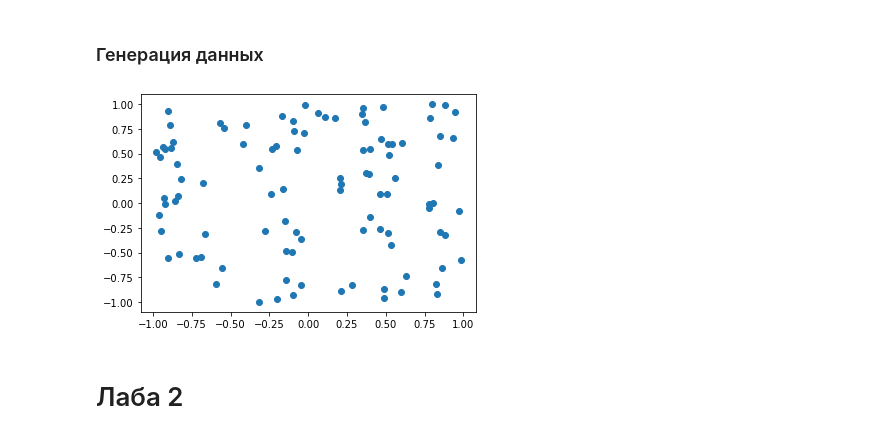
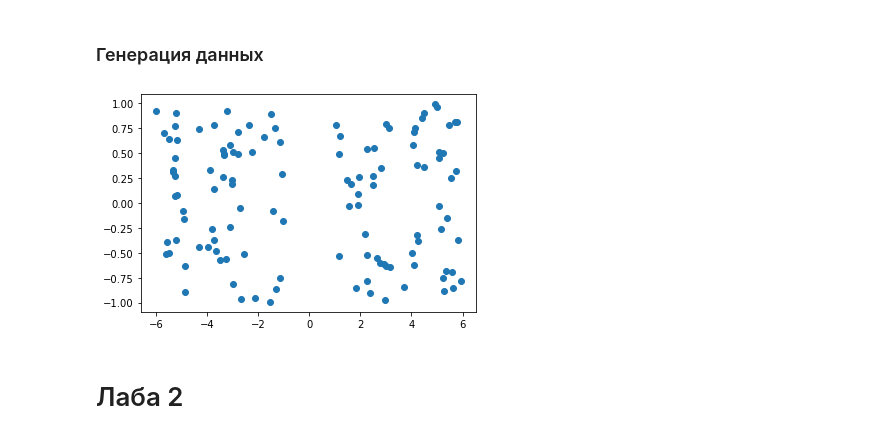
Before and after one commit to Protiven/SMAD, a Jupyter notebook: Lab_1_2/Lab_1_2.ipynb, the cells around one changed output. Saved outputs shown, nothing was run; the diff lists cells and outputs as text; code cells hidden in the pictures.

```diff
--- a/Lab_1_2/Lab_1_2.ipynb
+++ b/Lab_1_2/Lab_1_2.ipynb
@@ -35,24 +35,27 @@ plt.show()
 # %%
 import random as rnd
 
 x1_points = []
 x2_points = []
 
-for s in range(0, 100):
-    x1_points.append((rnd.random() - 0.5) * 2)
+for s in range(0, 120):
     x2_points.append((rnd.random() - 0.5) * 2)
+
+for s in range(0, 60):
+    x1_points.append(-rnd.random() * 5 - 1)
+    x1_points.append(rnd.random() * 5 + 1)
 
 for s in range(0, len(x1_points)):
     if x1_points[s] == 0 or x2_points[s] == 0:
         x1_points.remove(s)
         x2_points.remove(s)
 
 
 fig = plt.subplots()
 plt.scatter(x1_points, x2_points)
 plt.show()
 # %% [output]
-[figure, old version]
+[figure, new version]
 # %%
 vector_u = list()
 leng = len(x1_points)
```
Also changed, not shown: parts of 2 cells of this notebook, 13 other files.
